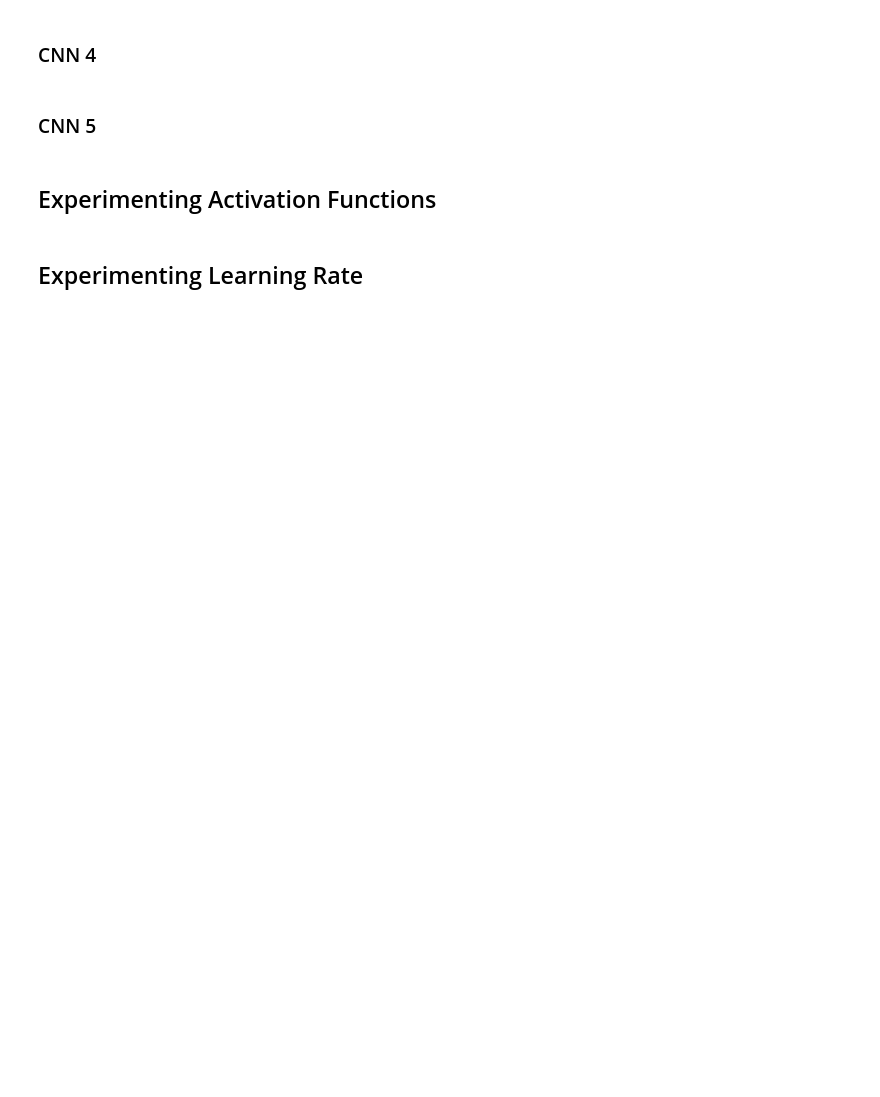
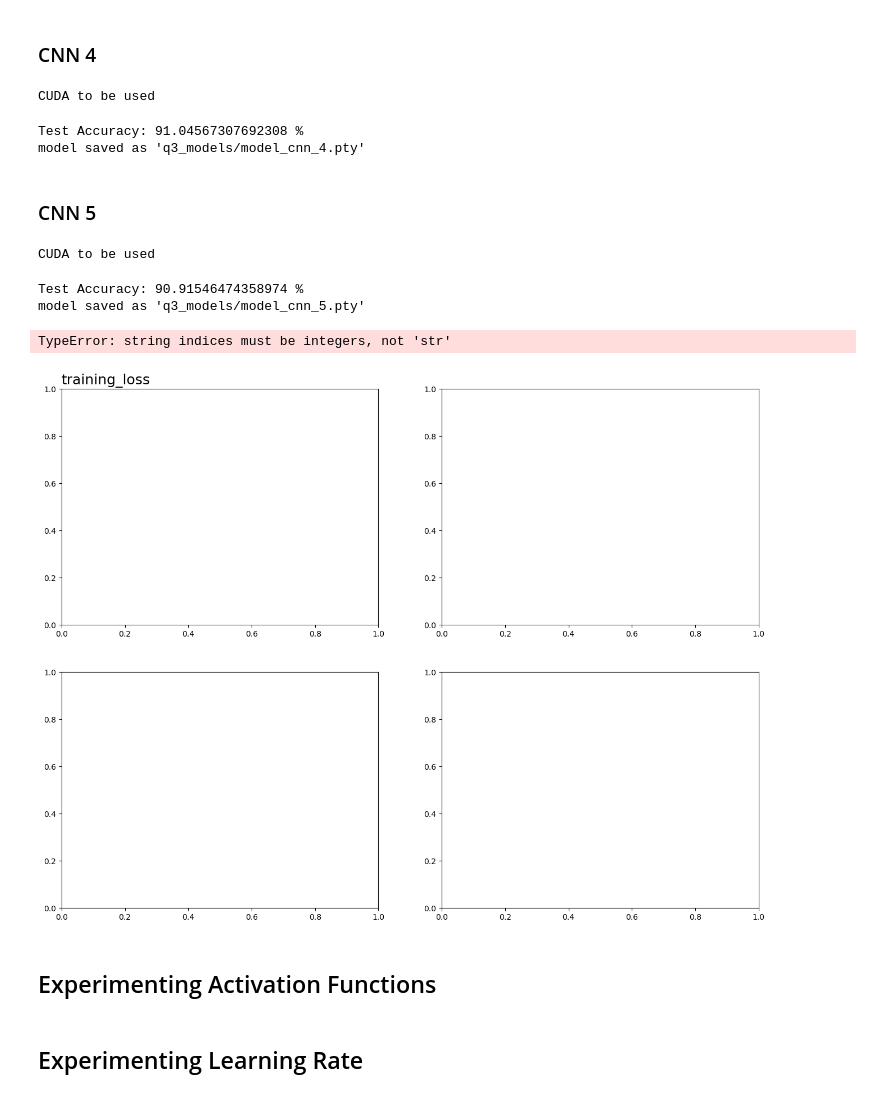
Before and after one commit to ahmetakman/EE449_homeworks, a Jupyter notebook: hw1/hw1.ipynb, the cells around one changed output. Saved outputs shown, nothing was run; the diff lists cells and outputs as text; code cells hidden in the pictures; blank space fills up the shorter version.

```diff
--- a/hw1/hw1.ipynb
+++ b/hw1/hw1.ipynb
@@ -320,10 +399,10 @@ for i in range(10):
 import torchvision
 
 #training set
-train_data = torchvision.datasets.FashionMNIST(root='./data', train=True, download=False, transform= torchvision.transforms.ToTensor())
+train_data = torchvision.datasets.FashionMNIST(root='./data', train=True, download=True, transform= torchvision.transforms.ToTensor())
 
 #test set
-test_data = torchvision.datasets.FashionMNIST(root='./data', train=False, download=False, transform= torchvision.transforms.ToTensor())
+test_data = torchvision.datasets.FashionMNIST(root='./data', train=False, download=True, transform= torchvision.transforms.ToTensor())
 # %%
 import torch
 # divide training data into training and validation sets of 0.8 and 0.2 respectively
@@ -748,8 +885,14 @@ class cnn_4(torch.nn.Module):
 
 # initialize your model
 model_cnn_4 = cnn_4(784 ,10)
+
 if torch.cuda.is_available():
-    model_cnn_4 = model_cnn_4.cuda()
+    device = torch.device("cuda:0")
+    print("CUDA to be used")
+else:
+    device = "cpu"
+    print("CPU to be used.")
+model_cnn_4.to(device)
 
 
 # create loss: use cross entropy loss
@@ -767,6 +910,10 @@ cnn_4_dict = {"name":"cnn_4", "loss_curve": [],  "train_acc_curve": [], "val_acc
 # train the model and save the training loss and validation loss for every 10 batches using model eval mode.s
 for epoch in tqdm(range(15)):
     for batch, (x, y) in enumerate(train_generator):
+
+        x = x.to(device)
+        y = y.to(device)
+
         # forward pass
         output = model_cnn_4(x)
         # compute loss
@@ -789,6 +936,10 @@ for epoch in tqdm(range(15)):
             validation_accuracy_per_batch = torch.tensor([])
             with torch.no_grad():
                 for val_x, val_y in val_generator:
+
+                    val_x = val_x.to(device)
+                    val_y = val_y.to(device)
+
                     val_output = model_cnn_4(val_x)
                     #val_loss = loss(val_output, val_y)
                     val_accuracy = torch.mean((torch.argmax(val_output, dim=1) == val_y).float())
@@ -806,6 +957,11 @@ for epoch in tqdm(range(15)):
 correct = 0
 total = 0
 for x, y in test_generator:
+    if y.size(dim = 0) < 96:
+        break
+    x = x.to(device)
+    y = y.to(device)
+
     output = model_cnn_4(x)
     _, predicted = torch.max(output, 1)
     total += y.size(0)
@@ -816,13 +972,17 @@ cnn_4_dict['test_acc'] = 100 * correct / total
 torch.save(model_cnn_4.state_dict(), 'q3_models/model_cnn_4.pty')
 print("model saved as 'q3_models/model_cnn_4.pty'")
 # get the parameters 784x32 layer as numpy array
-weights_first_layer = model_cnn_4.Cnn1.weight.data.numpy()
+weights_first_layer = model_cnn_4.Conv1.weight.data.cpu().numpy()
 cnn_4_dict['weights'] = weights_first_layer
 
 # save cnn_4 as a pickle file
 import pickle
 with open('q3_models/cnn_4_dict.pkl', 'wb') as f:
     pickle.dump(cnn_4_dict, f)
+# %% [output]
+CUDA to be used
+Test Accuracy: 91.04567307692308 %
+model saved as 'q3_models/model_cnn_4.pty'
 # %% [markdown]
 ### CNN 5
 # %%
@@ -889,8 +1049,14 @@ class cnn_5(torch.nn.Module):
 
 # initialize your model
 model_cnn_5 = cnn_5(784 ,10)
+
 if torch.cuda.is_available():
-    model_cnn_5 = model_cnn_5.cuda()
+    device = torch.device("cuda:0")
+    print("CUDA to be used")
+else:
+    device = "cpu"
+    print("CPU to be used.")
+model_cnn_5.to(device)
 
 
 # create loss: use cross entropy loss
@@ -908,6 +1074,10 @@ cnn_5_dict = {"name":"cnn_5", "loss_curve": [],  "train_acc_curve": [], "val_acc
 # train the model and save the training loss and validation loss for every 10 batches using model eval mode.s
 for epoch in tqdm(range(15)):
     for batch, (x, y) in enumerate(train_generator):
+
+        x = x.to(device)
+        y = y.to(device)
+
         # forward pass
         output = model_cnn_5(x)
         # compute loss
@@ -930,6 +1100,10 @@ for epoch in tqdm(range(15)):
             validation_accuracy_per_batch = torch.tensor([])
             with torch.no_grad():
                 for val_x, val_y in val_generator:
+                    val_x = val_x.to(device)
+                    val_y = val_y.to(device)
+
+
                     val_output = model_cnn_5(val_x)
                     #val_loss = loss(val_output, val_y)
                     val_accuracy = torch.mean((torch.argmax(val_output, dim=1) == val_y).float())
@@ -947,6 +1121,11 @@ for epoch in tqdm(range(15)):
 correct = 0
 total = 0
 for x, y in test_generator:
+    if y.size(dim = 0) < 96:
+        break
+    x = x.to(device)
+    y = y.to(device)
+
     output = model_cnn_5(x)
     _, predicted = torch.max(output, 1)
     total += y.size(0)
@@ -957,13 +1136,29 @@ cnn_5_dict['test_acc'] = 100 * correct / total
 torch.save(model_cnn_5.state_dict(), 'q3_models/model_cnn_5.pty')
 print("model saved as 'q3_models/model_cnn_5.pty'")
 # get the parameters 784x32 layer as numpy array
-weights_first_layer = model_cnn_5.Cnn1.weight.data.numpy()
+weights_first_layer = model_cnn_5.Conv1.weight.data.cpu().numpy()
 cnn_5_dict['weights'] = weights_first_layer
 
 # save cnn_5 as a pickle file
 import pickle
 with open('q3_models/cnn_5_dict.pkl', 'wb') as f:
     pickle.dump(cnn_5_dict, f)
+# %% [output]
+CUDA to be used
+Test Accuracy: 90.91546474358974 %
+model saved as 'q3_models/model_cnn_5.pty'
+# %%
+import pickle
+
+
+with open('q3_models/mlp_1_dict.pkl', 'rb') as f:
+    data = pickle.load(f)
+from utils import part3Plots
+
+part3Plots(data)
+# %% [output]
+TypeError: string indices must be integers, not 'str'
+[figure, added]
 # %% [markdown]
 ## Experimenting Activation Functions
 # %% [markdown]
```
Also changed, not shown: parts of 12 cells of this notebook, 27 other files.
